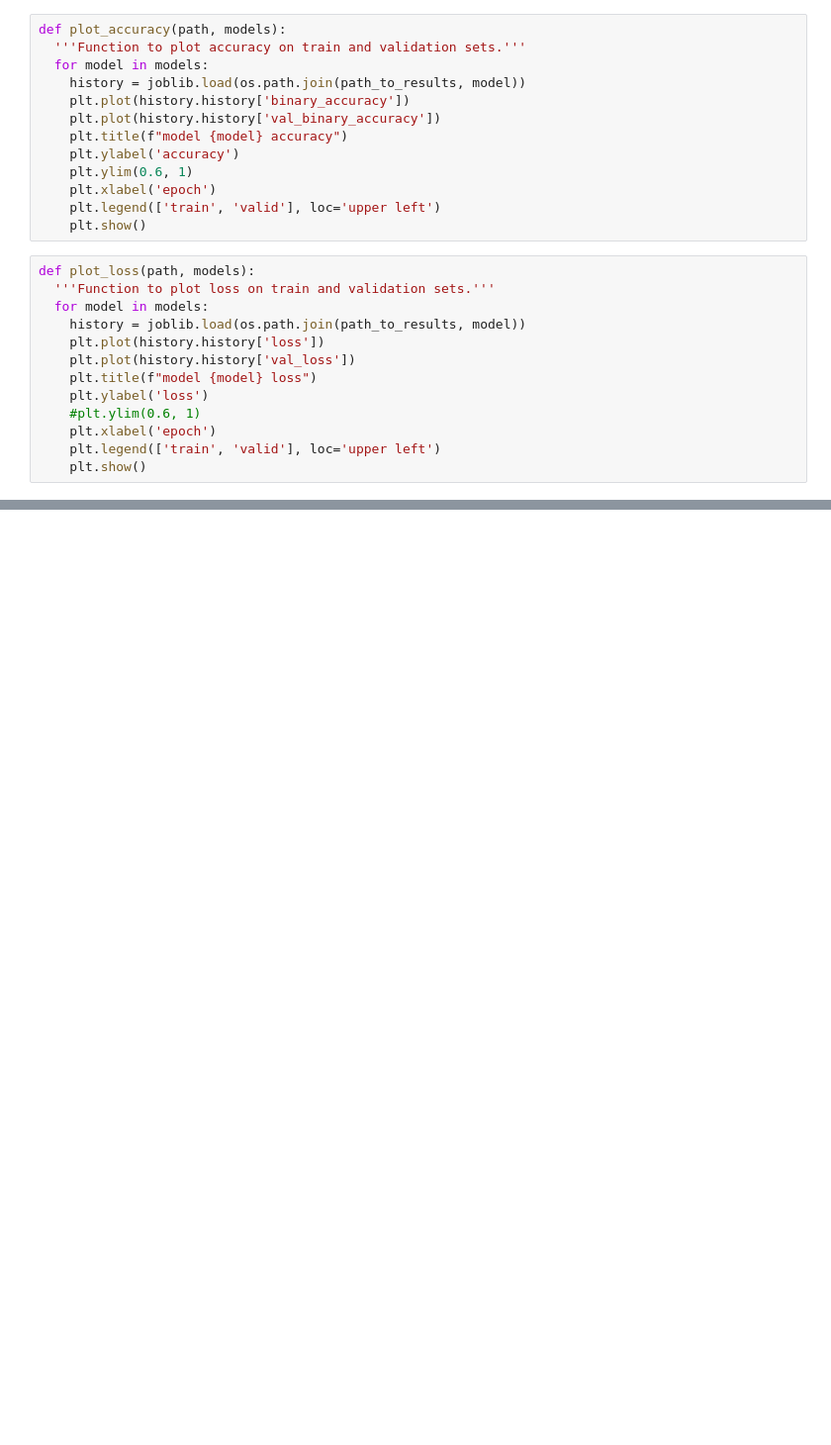
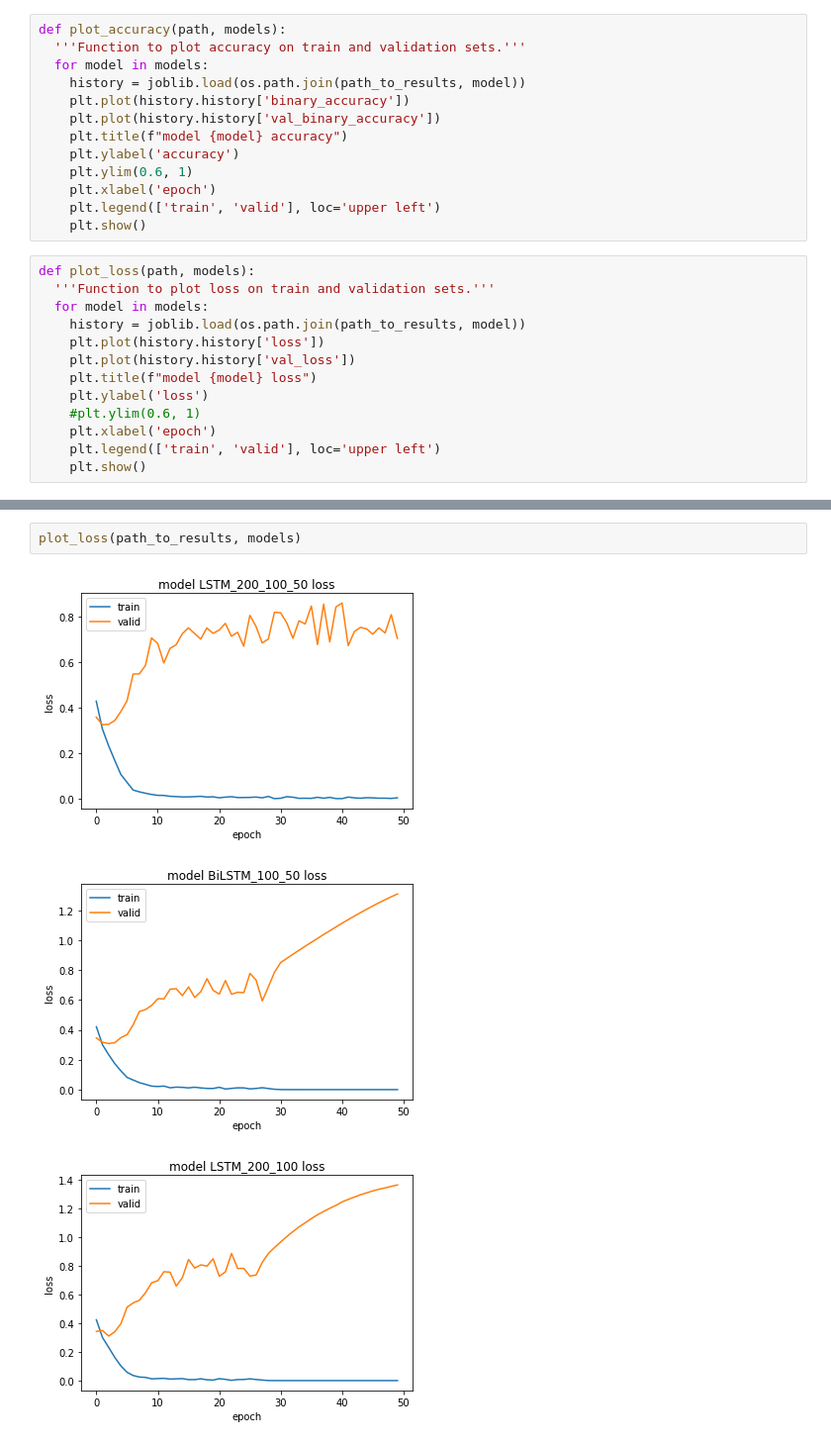
Before and after one commit to klauresh/sarcasm_detection_headlines, a Jupyter notebook: sarcasm_detection.ipynb, the cells around one changed output, grey strips where cells are left out. Shown: that part at 99% size. Saved outputs shown, nothing was run; the diff lists cells and outputs as text; blank space fills up the shorter version.

```diff
--- a/sarcasm_detection.ipynb
+++ b/sarcasm_detection.ipynb
@@ -315 +411,7 @@ def plot_loss(path, models):
+# %%
+plot_loss(path_to_results, models)
+# %% [output]
+[figure, added]
+[figure, added]
+[figure, added]
 # %% [markdown]
```
Also changed, not shown: parts of 42 cells of this notebook, 14 other files.
